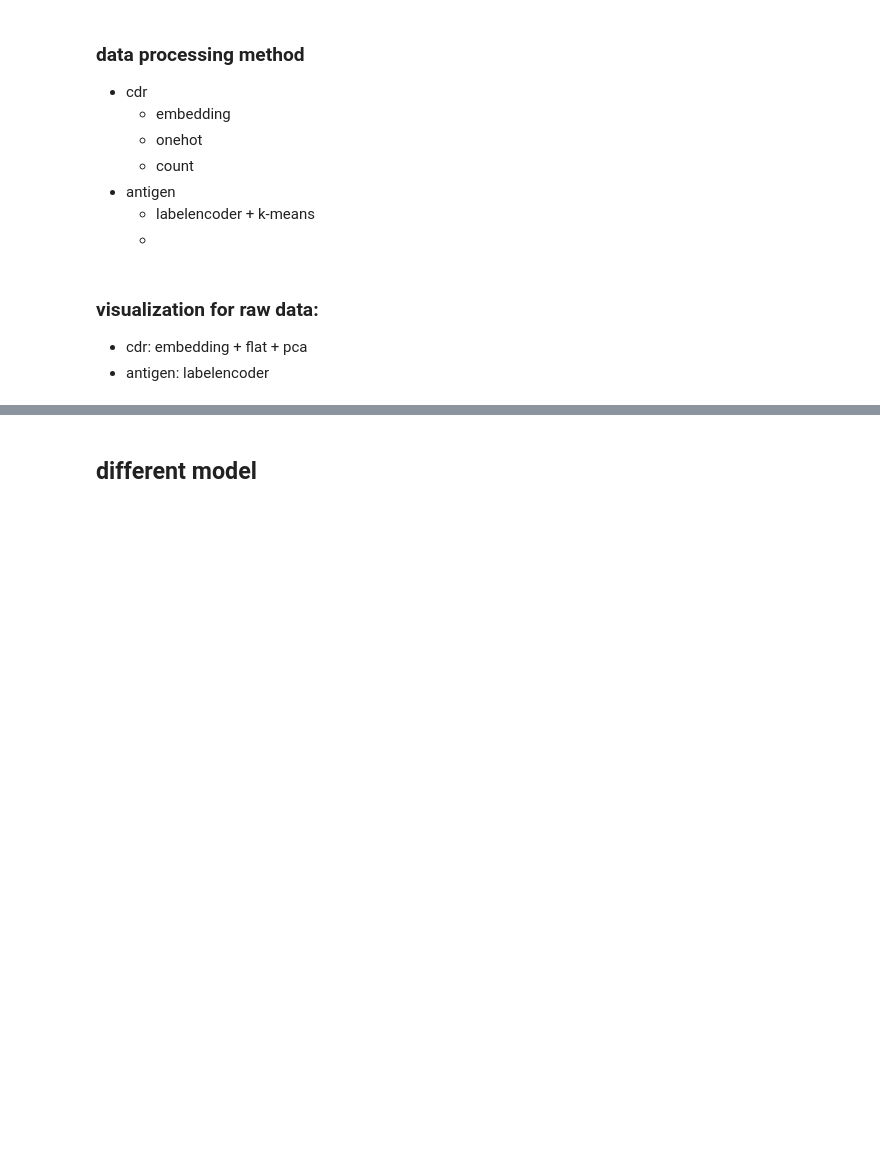
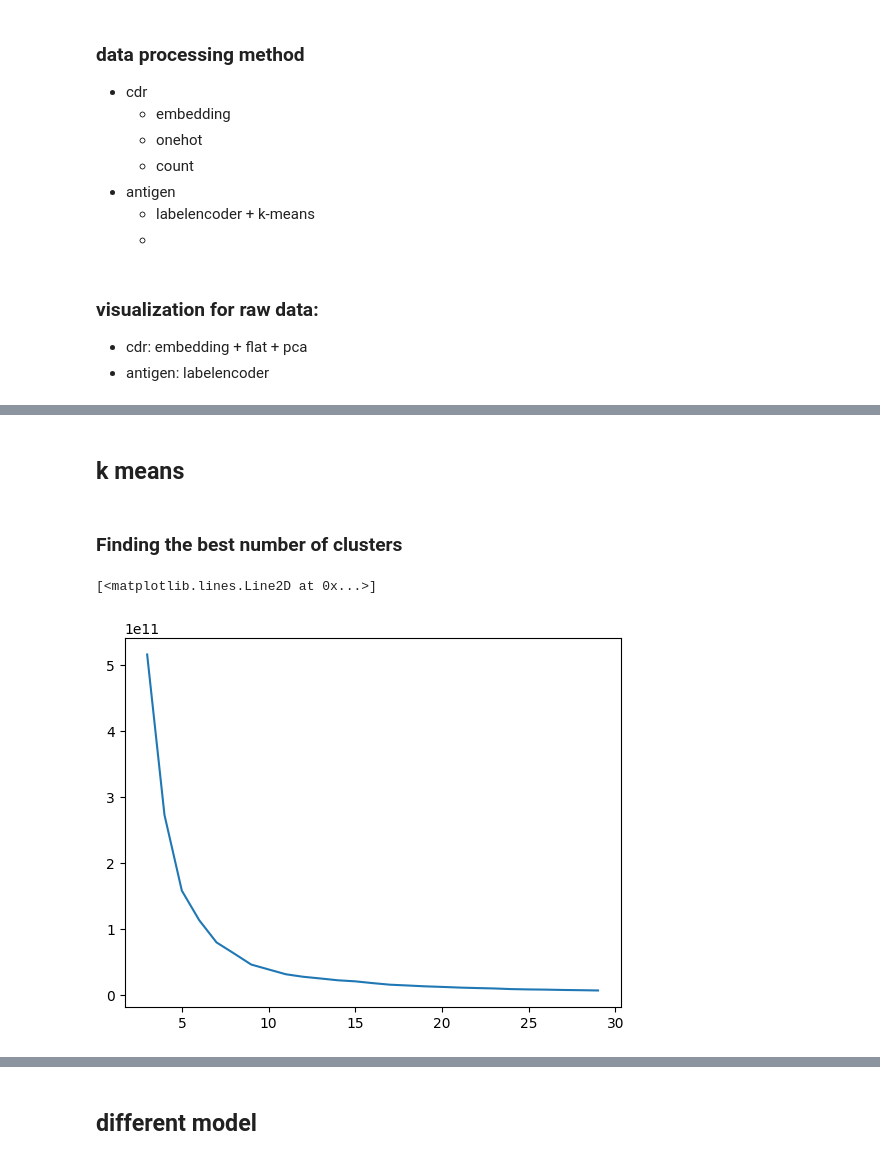
Before and after one commit to UoB-DSMP-2023-24/dsmp-2024-group-12, a Jupyter notebook: miniproject.ipynb, the cells around one changed output, grey strips where cells are left out. Drawn from its saved outputs; the diff is of its cells as text; code cells hidden in the pictures; blank space fills up the shorter version.

```diff
--- a/miniproject.ipynb
+++ b/miniproject.ipynb
@@ -146,0 +228,25 @@ tra_matrix_2d=[sample.flatten() for sample in torch.tensor(tra_embed).detach().n
+# %% [markdown]
+## k means
+# %%
+from sklearn.cluster import KMeans
+combined=combined.reset_index(drop=True)
+combined['cdr_label']=pd.Series(le.fit_transform(combined['cdr3']))
+combined['antigen_label']=pd.Series(le.fit_transform(combined['antigen']))
+tra_features=tra[['cdr_label','antigen_label']]
+trb_features=trb[['cdr_label','antigen_label']]
+combd_features=combined[['cdr_label','antigen_label']]
+# %% [markdown]
+### Finding the best number of clusters
+# %%
+SSE_a = []  # 存放每次结果的误差平方和
+Scores_a = []  # 存放轮廓系数
+for k in range(3,30):
+    kmeans = KMeans(n_clusters=k,n_init=10)  # 指定聚类簇的数量
+    estimator = kmeans.fit(tra_features)
+    SSE_a.append(estimator.inertia_)
+    Scores_a.append(silhouette_score(np.array(tra_features), estimator.labels_, metric='euclidean'))
+plt.plot(range(3,30),SSE_a)
+# 5
+# %% [output]
+[<matplotlib.lines.Line2D at 0x...>]
+[figure, added]
```
Also changed, not shown: parts of 39 cells of this notebook.
